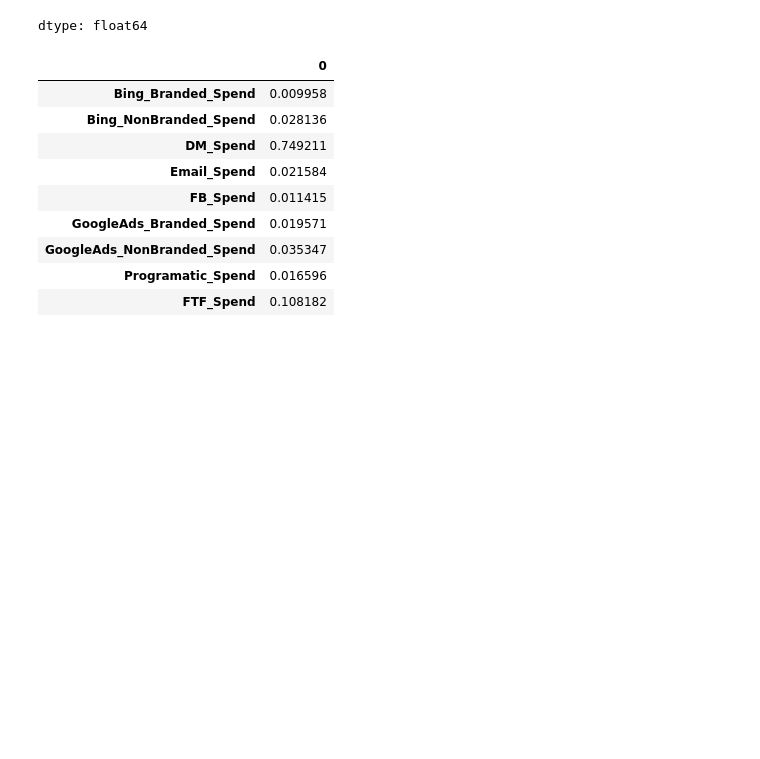
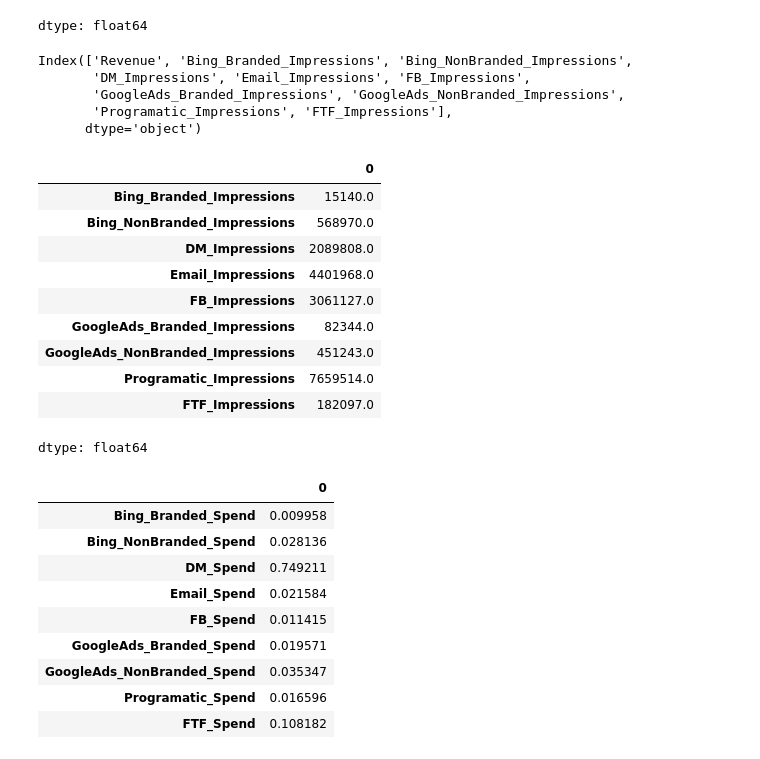
Before and after one commit to jenboland/DailyKnowledge, a Jupyter notebook: Another_copy_of_MMM_pymc_Dec2024_spend_input.ipynb, the cells around one changed output. Drawn from its saved outputs; the diff is of its cells as text; code cells hidden in the pictures; blank space fills up the shorter version.

```diff
--- a/Another_copy_of_MMM_pymc_Dec2024_spend_input.ipynb
+++ b/Another_copy_of_MMM_pymc_Dec2024_spend_input.ipynb
@@ -175,6 +179,31 @@ spend_df[[ 'Bing_Branded_Spend', 'Bing_NonBranded_Spend', 'DM_Spend',
 | Programatic_Spend | 3.537012e+04 |
 | FTF_Spend | 2.305580e+05 |
 dtype: float64
+# %%
+input_df.columns
+# %% [output]
+Index(['Revenue', 'Bing_Branded_Impressions', 'Bing_NonBranded_Impressions',
+       'DM_Impressions', 'Email_Impressions', 'FB_Impressions',
+       'GoogleAds_Branded_Impressions', 'GoogleAds_NonBranded_Impressions',
+       'Programatic_Impressions', 'FTF_Impressions'],
+      dtype='object')
+# %%
+input_df[[ 'Bing_Branded_Impressions', 'Bing_NonBranded_Impressions',
+       'DM_Impressions', 'Email_Impressions', 'FB_Impressions',
+       'GoogleAds_Branded_Impressions', 'GoogleAds_NonBranded_Impressions',
+       'Programatic_Impressions', 'FTF_Impressions']].sum(axis=0)
+# %% [output]
+|  | 0 |
+| Bing_Branded_Impressions | 15140.0 |
+| Bing_NonBranded_Impressions | 568970.0 |
+| DM_Impressions | 2089808.0 |
+| Email_Impressions | 4401968.0 |
+| FB_Impressions | 3061127.0 |
+| GoogleAds_Branded_Impressions | 82344.0 |
+| GoogleAds_NonBranded_Impressions | 451243.0 |
+| Programatic_Impressions | 7659514.0 |
+| FTF_Impressions | 182097.0 |
+dtype: float64
 # %%
 total_spend_per_channel = spend_df[[ 'Bing_Branded_Spend', 'Bing_NonBranded_Spend', 'DM_Spend',
        'Email_Spend', 'FB_Spend', 'GoogleAds_Branded_Spend',
```
Also changed, not shown: parts of 12 cells of this notebook.
